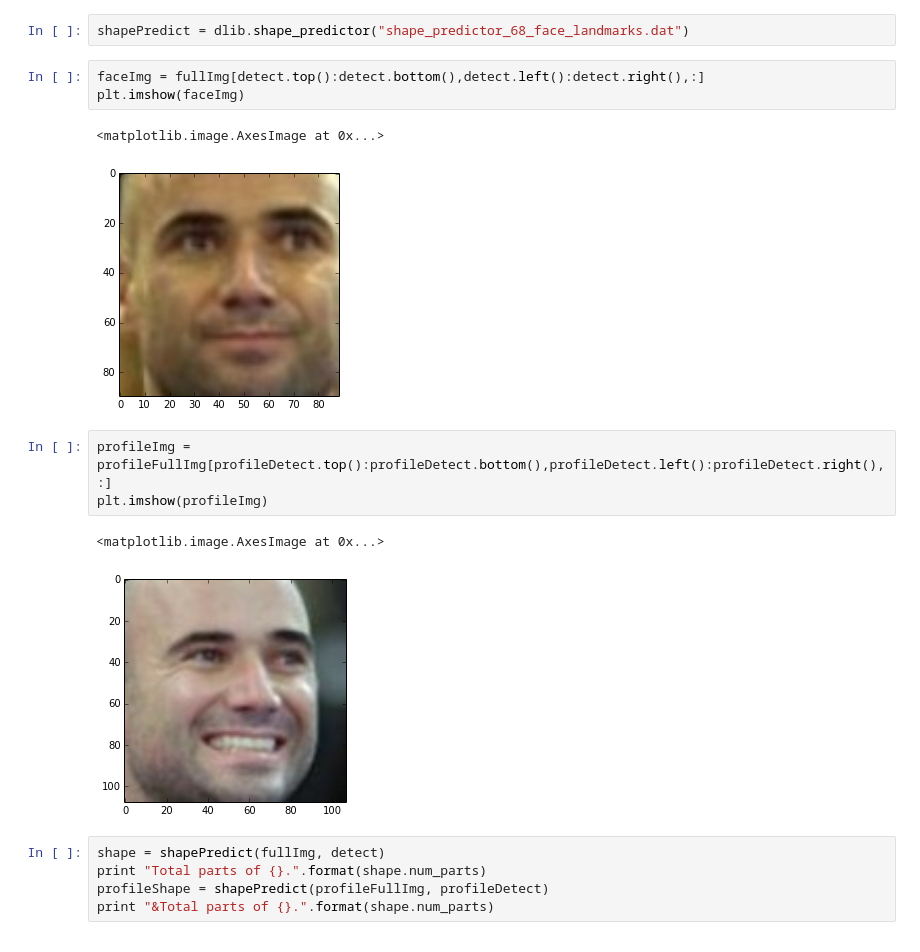
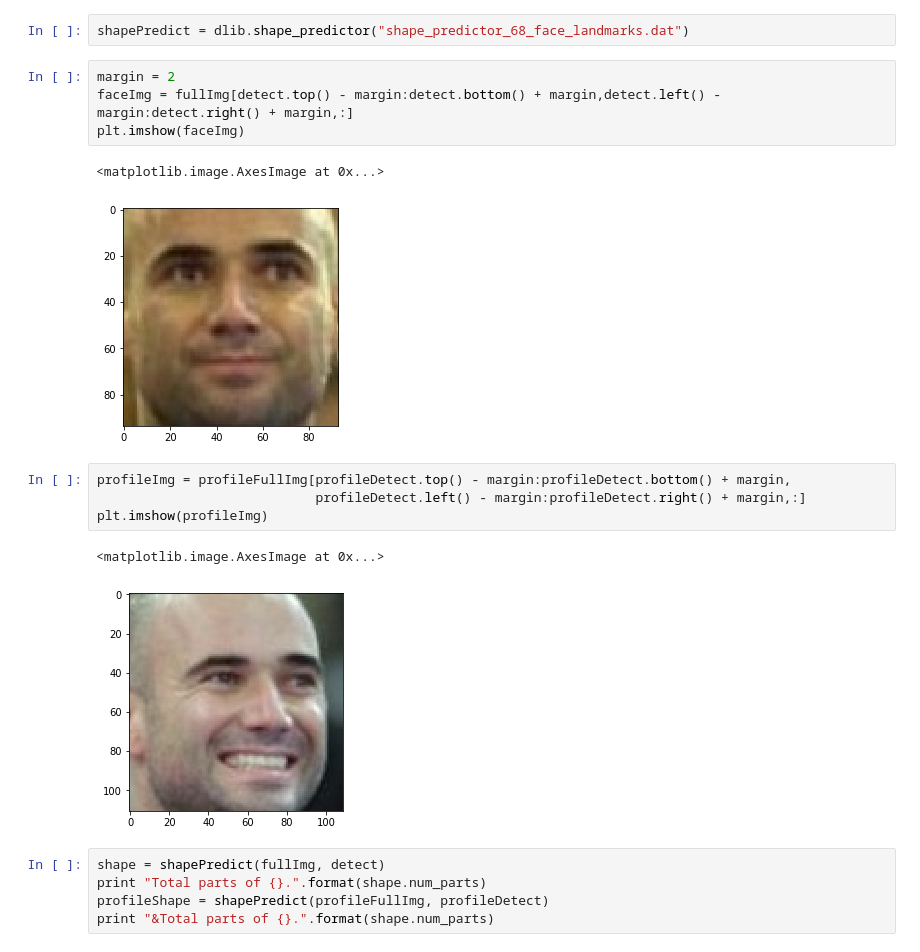
Before and after one commit to corganhejijun/MachineLearning, a Jupyter notebook: Face_Generate/Mark face with point.ipynb, the cells around one changed output. Cells and saved outputs as stored; diff of their text form.

```diff
--- a/Face_Generate/Mark face with point.ipynb
+++ b/Face_Generate/Mark face with point.ipynb
@@ -37,17 +37,19 @@ Detection 0: Left: 75 Top: 85 Right: 164 Bottom: 175
 # %%
 shapePredict = dlib.shape_predictor("shape_predictor_68_face_landmarks.dat")
 # %%
-faceImg = fullImg[detect.top():detect.bottom(),detect.left():detect.right(),:]
+margin = 2
+faceImg = fullImg[detect.top() - margin:detect.bottom() + margin,detect.left() - margin:detect.right() + margin,:]
 plt.imshow(faceImg)
 # %% [output]
 <matplotlib.image.AxesImage at 0x...>
-[figure, old version]
+[figure, new version]
 # %%
-profileImg = profileFullImg[profileDetect.top():profileDetect.bottom(),profileDetect.left():profileDetect.right(),:]
+profileImg = profileFullImg[profileDetect.top() - margin:profileDetect.bottom() + margin,
+                            profileDetect.left() - margin:profileDetect.right() + margin,:]
 plt.imshow(profileImg)
 # %% [output]
 <matplotlib.image.AxesImage at 0x...>
-[figure, old version]
+[figure, new version]
 # %%
 shape = shapePredict(fullImg, detect)
 print "Total parts of {}.".format(shape.num_parts)
```
Also changed, not shown: parts of 13 cells of this notebook, 3 other files.
